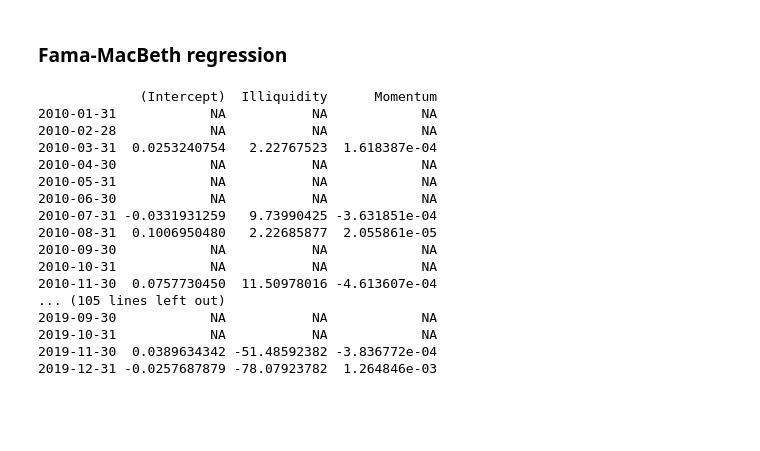
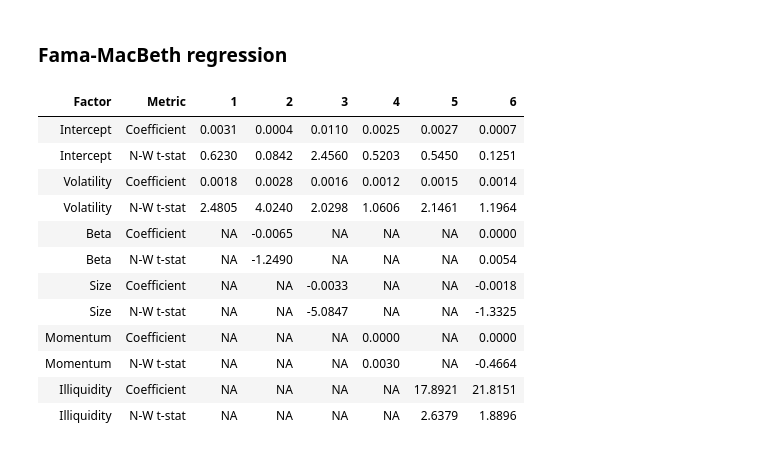
Before and after one commit to PetrCala/AP_HW2, a Jupyter notebook: scripts/HW2_Cala_Cechova_Krejcar.ipynb, the cells around one changed output. Drawn from its saved outputs; the diff is of its cells as text; code cells hidden in the pictures; blank space fills up the shorter version.

```diff
--- a/scripts/HW2_Cala_Cechova_Krejcar.ipynb
+++ b/scripts/HW2_Cala_Cechova_Krejcar.ipynb
@@ -962,24 +1044,20 @@ getFMBOutput <- function(){}
 # %%
-test_exp_data <- list(monthly_illiq[], monthly_mom[])
-test_exp_data_names <- c('Illiquidity', 'Momentum')
-test_fmb_regression <- getFMBRegression(monthly_returns[], test_exp_data, test_exp_data_names)
+test_exp_data <- list(monthly_volatilities, monthly_betas, monthly_sizes, monthly_mom, monthly_illiq)
+test_exp_data_names <- c('Volatility', 'Beta', 'Size', 'Momentum', 'Illiquidity')
+test_fmb_regression <- getFMBOutput(monthly_returns, test_exp_data, test_exp_data_names)
 # %%
-test_fmb_regression['2010/2019']
+test_fmb_regression
 # %% [output]
-             (Intercept)  Illiquidity      Momentum
-2010-01-31            NA           NA            NA
-2010-02-28            NA           NA            NA
-2010-03-31  0.0253240754   2.22767523  1.618387e-04
-2010-04-30            NA           NA            NA
-2010-05-31            NA           NA            NA
-2010-06-30            NA           NA            NA
-2010-07-31 -0.0331931259   9.73990425 -3.631851e-04
-2010-08-31  0.1006950480   2.22685877  2.055861e-05
-2010-09-30            NA           NA            NA
-2010-10-31            NA           NA            NA
-2010-11-30  0.0757730450  11.50978016 -4.613607e-04
-... (105 lines left out)
-2019-09-30            NA           NA            NA
-2019-10-31            NA           NA            NA
-2019-11-30  0.0389634342 -51.48592382 -3.836772e-04
-2019-12-31 -0.0257687879 -78.07923782  1.264846e-03
+| Factor | Metric | 1 | 2 | 3 | 4 | 5 | 6 |
+| Intercept | Coefficient | 0.0031 | 0.0004 | 0.0110 | 0.0025 | 0.0027 | 0.0007 |
+| Intercept | N-W t-stat | 0.6230 | 0.0842 | 2.4560 | 0.5203 | 0.5450 | 0.1251 |
+| Volatility | Coefficient | 0.0018 | 0.0028 | 0.0016 | 0.0012 | 0.0015 | 0.0014 |
+| Volatility | N-W t-stat | 2.4805 | 4.0240 | 2.0298 | 1.0606 | 2.1461 | 1.1964 |
+| Beta | Coefficient | NA | -0.0065 | NA | NA | NA | 0.0000 |
+| Beta | N-W t-stat | NA | -1.2490 | NA | NA | NA | 0.0054 |
+| Size | Coefficient | NA | NA | -0.0033 | NA | NA | -0.0018 |
+| Size | N-W t-stat | NA | NA | -5.0847 | NA | NA | -1.3325 |
+| Momentum | Coefficient | NA | NA | NA | 0.0000 | NA | 0.0000 |
+| Momentum | N-W t-stat | NA | NA | NA | 0.0030 | NA | -0.4664 |
+| Illiquidity | Coefficient | NA | NA | NA | NA | 17.8921 | 21.8151 |
+| Illiquidity | N-W t-stat | NA | NA | NA | NA | 2.6379 | 1.8896 |
```
Also changed, not shown: parts of 1 cell of this notebook.
